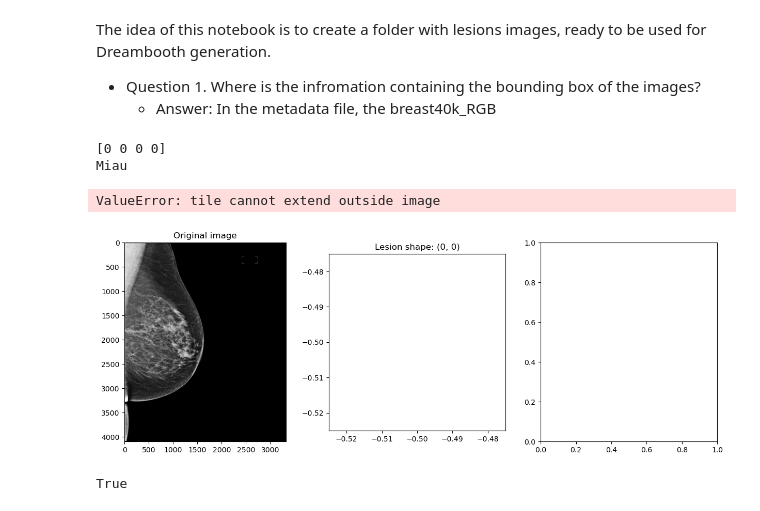
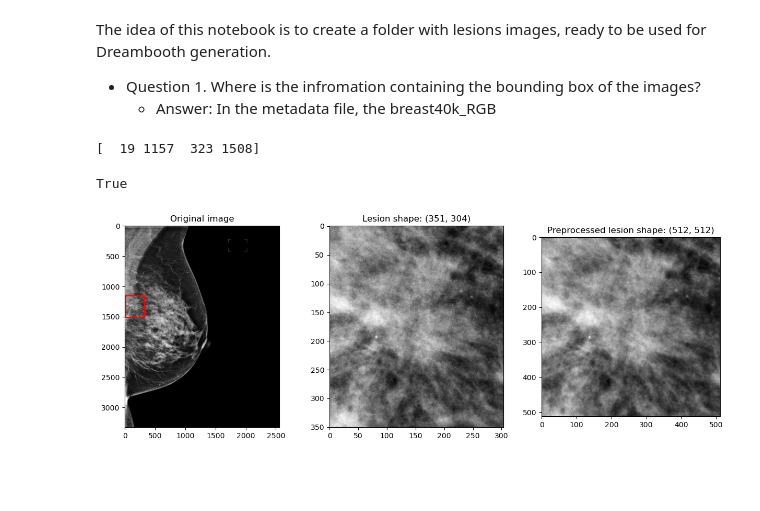
Before and after one commit to Likalto4/diffusion-models_master, a Jupyter notebook: dataset_analysis/save_pngs/lesions_preview.ipynb, the cells around one changed output. Saved outputs shown, nothing was run; the diff lists cells and outputs as text; code cells hidden in the pictures; blank space fills up the shorter version.

```diff
--- a/dataset_analysis/save_pngs/lesions_preview.ipynb
+++ b/dataset_analysis/save_pngs/lesions_preview.ipynb
@@ -39,7 +39,7 @@ metadata = metadata.reset_index(drop=True)
 
 ###### LOOP
 # get the first row
-row = metadata.iloc[1940]
+row = metadata.iloc[0]
 # get the path to the image
 image_path = imageFolder_path / str(row['image_id'] + '.png')
 side = row['image_laterality']
@@ -71,39 +71,34 @@ ax[0].set_title('Original image')
 # plot bbox on the image
 ax[0].plot(coord[[0, 2, 2, 0, 0]], coord[[1, 1, 3, 3, 1]], 'r')
 ax[1].imshow(lesion, cmap='gray')
 ax[1].set_title(f'Lesion shape: {lesion.shape}')
 
 # Transforming to pil image format allows for cropping and resizing using Pytorch
 
 preprocess = Compose(
     [ # classic squared aspect-preserved centered image
         Resize(resolution, interpolation= InterpolationMode.BILINEAR),
         CenterCrop(resolution),
     ]
 )
 
 # transform lesion to pil image
 lesion_pil = Image.fromarray(lesion)
 preprocessed_lesion = preprocess(lesion_pil)
 # back to array
 preprocessed_lesion = np.array(preprocessed_lesion)
 # show the preprocessed lesion
 ax[2].imshow(preprocessed_lesion, cmap='gray')
 ax[2].set_title(f'Preprocessed lesion shape: {preprocessed_lesion.shape}')
 
 # scale to 0-255 and convert to uint8
 im_uint8 = (preprocessed_lesion/ 4095.0)*255.0
 im_uint8 = im_uint8.astype(np.uint8)
 # convert to RGB
 im_RGB = np.stack((im_uint8,)*3, axis=-1)
 # save as png
-cv.imwrite(str('ex.png'), im_RGB)
+# cv.imwrite(str('ex.png'), im_RGB)
 # %% [output]
-[0 0 0 0]
-Miau
+[  19 1157  323 1508]
-ValueError: tile cannot extend outside image
+True
-[figure, old version]
+[figure, new version]
-# %%
-(coord[0]-coord[2]) == 0
-# %% [output]
-True
```
Also changed, not shown: 3 other files.
